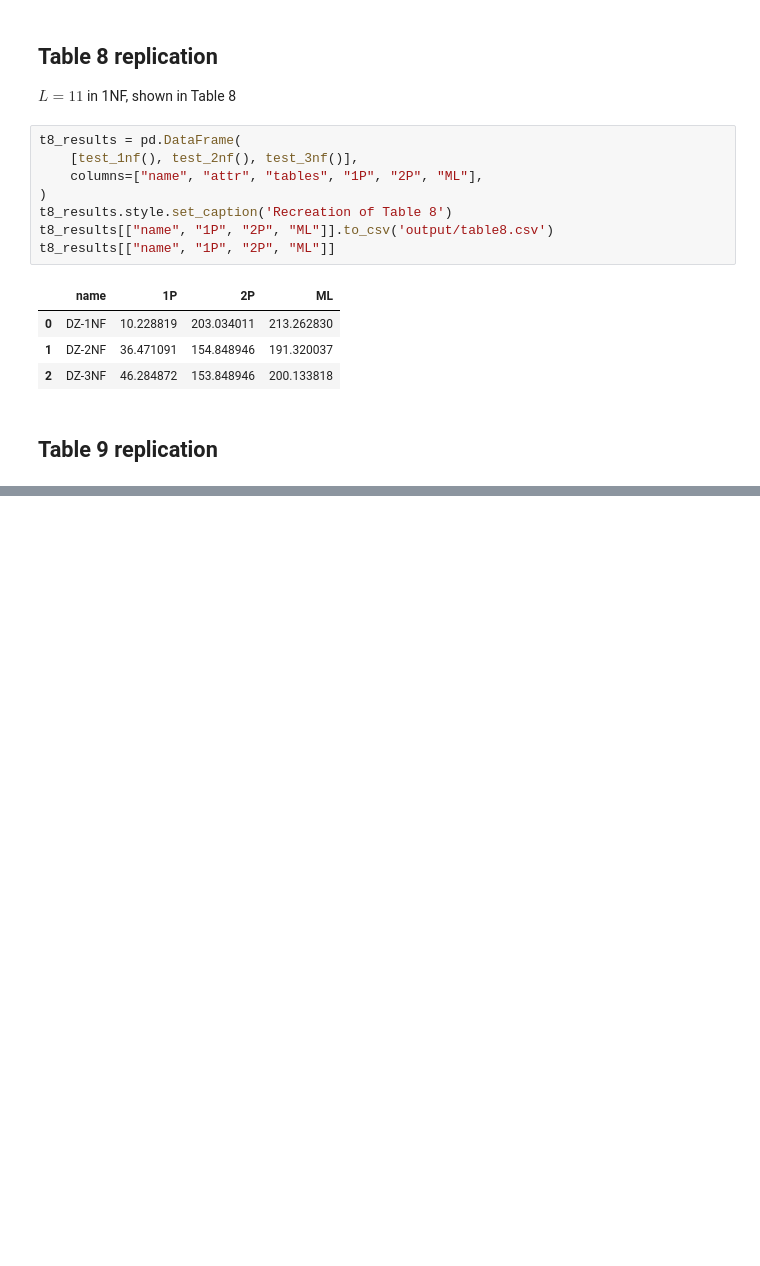
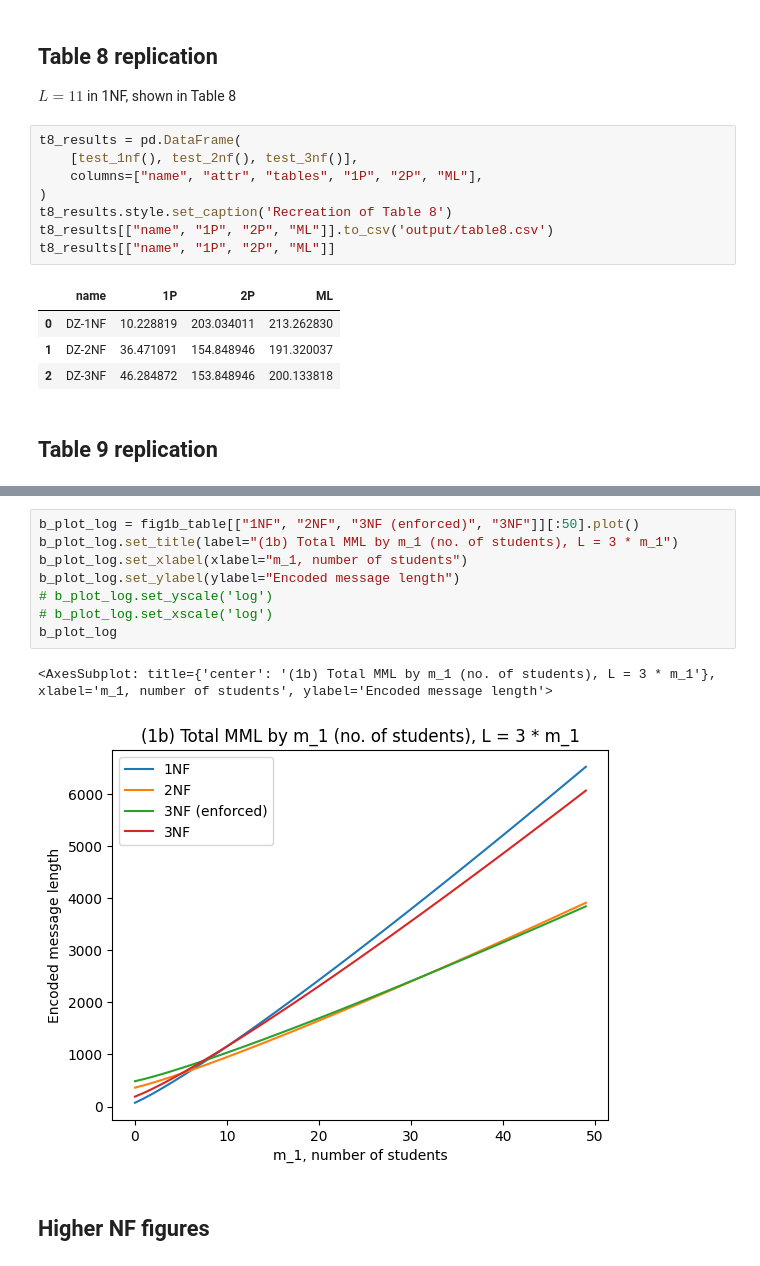
Before and after one commit to SethHu20/database-mml, a Jupyter notebook: database_normalisation/mml.ipynb, the cells around one changed output, grey strips where cells are left out. Saved outputs shown, nothing was run; the diff lists cells and outputs as text; blank space fills up the shorter version.

```diff
--- a/database_normalisation/mml.ipynb
+++ b/database_normalisation/mml.ipynb
@@ -45,0 +208,13 @@ t9_results[["name", "1P", "2P", "ML"]]
+# %%
+b_plot_log = fig1b_table[["1NF", "2NF", "3NF (enforced)", "3NF"]][:50].plot()
+b_plot_log.set_title(label="(1b) Total MML by m_1 (no. of students), L = 3 * m_1")
+b_plot_log.set_xlabel(xlabel="m_1, number of students")
+b_plot_log.set_ylabel(ylabel="Encoded message length")
+# b_plot_log.set_yscale('log')
+# b_plot_log.set_xscale('log')
+b_plot_log
+# %% [output]
+<AxesSubplot: title={'center': '(1b) Total MML by m_1 (no. of students), L = 3 * m_1'}, xlabel='m_1, number of students', ylabel='Encoded message length'>
+[figure, added]
+# %% [markdown]
+## Higher NF figures
```
Also changed, not shown: parts of 28 cells of this notebook, 2 other files.
